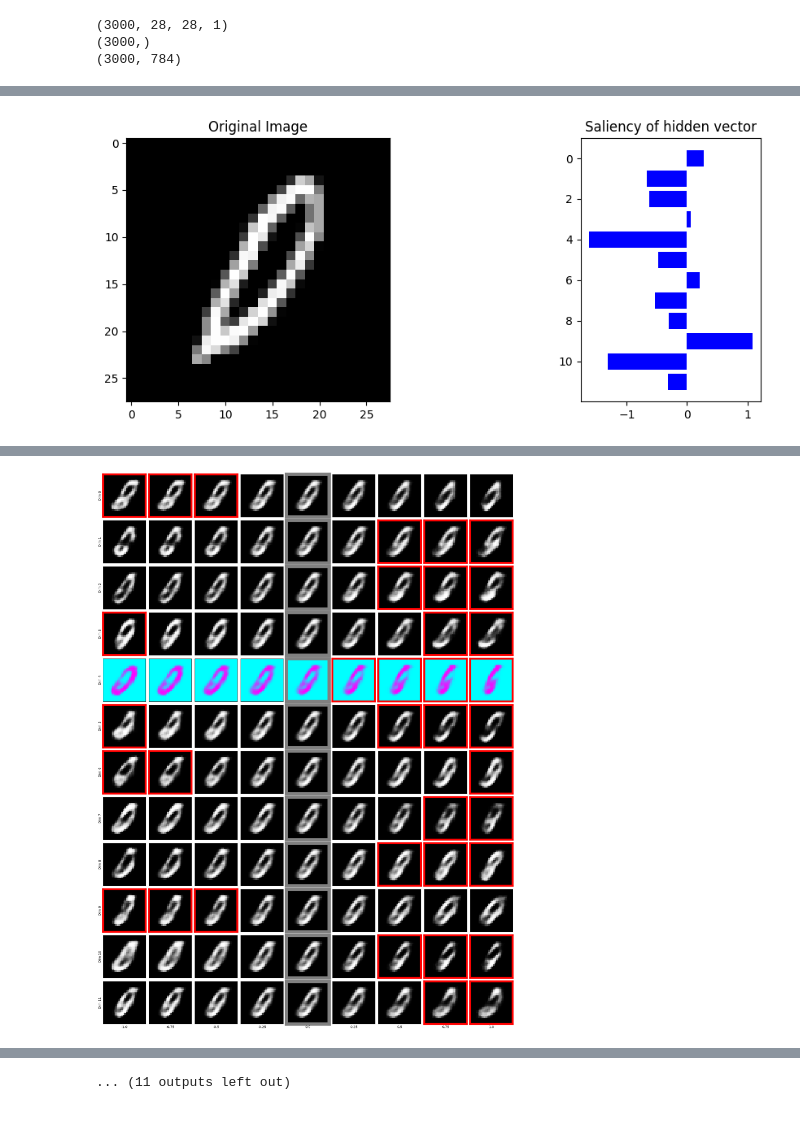
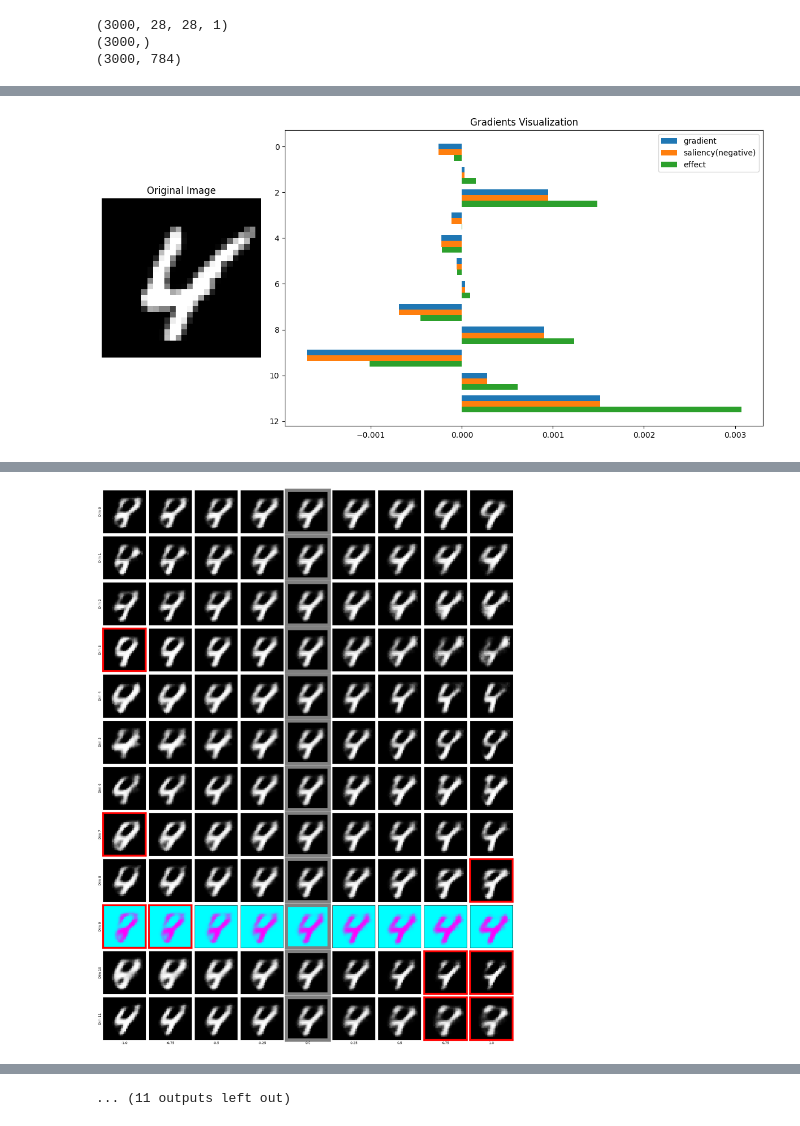
Before and after one commit to Daphne1320/XAI-guided-test-generation, a Jupyter notebook: playground.ipynb, the cells around one changed output, grey strips where cells are left out. Cells and saved outputs as stored; diff of their text form; code cells hidden in the pictures.

Commit message:
run new gradient in playground

```diff
--- a/playground.ipynb
+++ b/playground.ipynb
@@ -55,22 +59,24 @@ h_view = vae.encoder.predict(x_view)
 # %%
-count = 10
-for i in range(len(x_view)):
-    x = np.array([h_view[i]])
-    y = np.array([y_view_onehot[i]])
-    # g = gradient_of_x(x, y, xai)
-    g = saliency_of_x(x, xai)
+    count = 10
+    for i in range(len(x_view)):
+        x = np.array([h_view[i]])
+        y = np.array([y_view_onehot[i]])
+        g = gradient_of_x(x, y, xai)
+        g2 = saliency_of_x(x, xai)
+        g3 = effect_of_x(x, y, xai, delta=0.1)
 
-    g_npy = np.squeeze(g.numpy())
-    # plot_image_and_gradient(np.reshape(x_view[i], (28, 28)), g_npy)
-    plot_image_and_gradient(np.reshape(x_view[i], (28, 28)), g_npy, title="Saliency of hidden vector")
+        g_npy = np.squeeze(g.numpy())
+        g_npy2 = np.squeeze(g2.numpy())
+        g_npy3 = g3
+        plot_image_and_gradients(np.reshape(x_view[i], (28, 28)), [g_npy, -g_npy2, g_npy3], ["gradient", "saliency(negative)", "effect"])
 
-    # Identify the maximum gradient entry
-    max_grad_index = np.argmax(np.abs(g_npy))
-    # latent_space_display(x, vae.decoder, highlight_dim=max_grad_index)
-    latent_space_display_mark(x, view_sample_labels[i], vae.decoder, xai, highlight_dim=int(max_grad_index))
+        # Identify the maximum gradient entry
+        max_grad_index = np.argmax(np.abs(g_npy))
+        # latent_space_display(x, vae.decoder, highlight_dim=max_grad_index)
+        latent_space_display_mark(x, view_sample_labels[i], vae.decoder, xai, highlight_dim=int(max_grad_index))
 
-    if count <= 0:
-        break
-    count -= 1
+        if count <= 0:
+            break
+        count -= 1
 # %% [output]
-[figure, old version]
+[figure, new version]
@@ -79 +85 @@ for i in range(len(x_view)):
-[figure, old version]
+[figure, new version]
```
Also changed, not shown: parts of 3 cells of this notebook.
